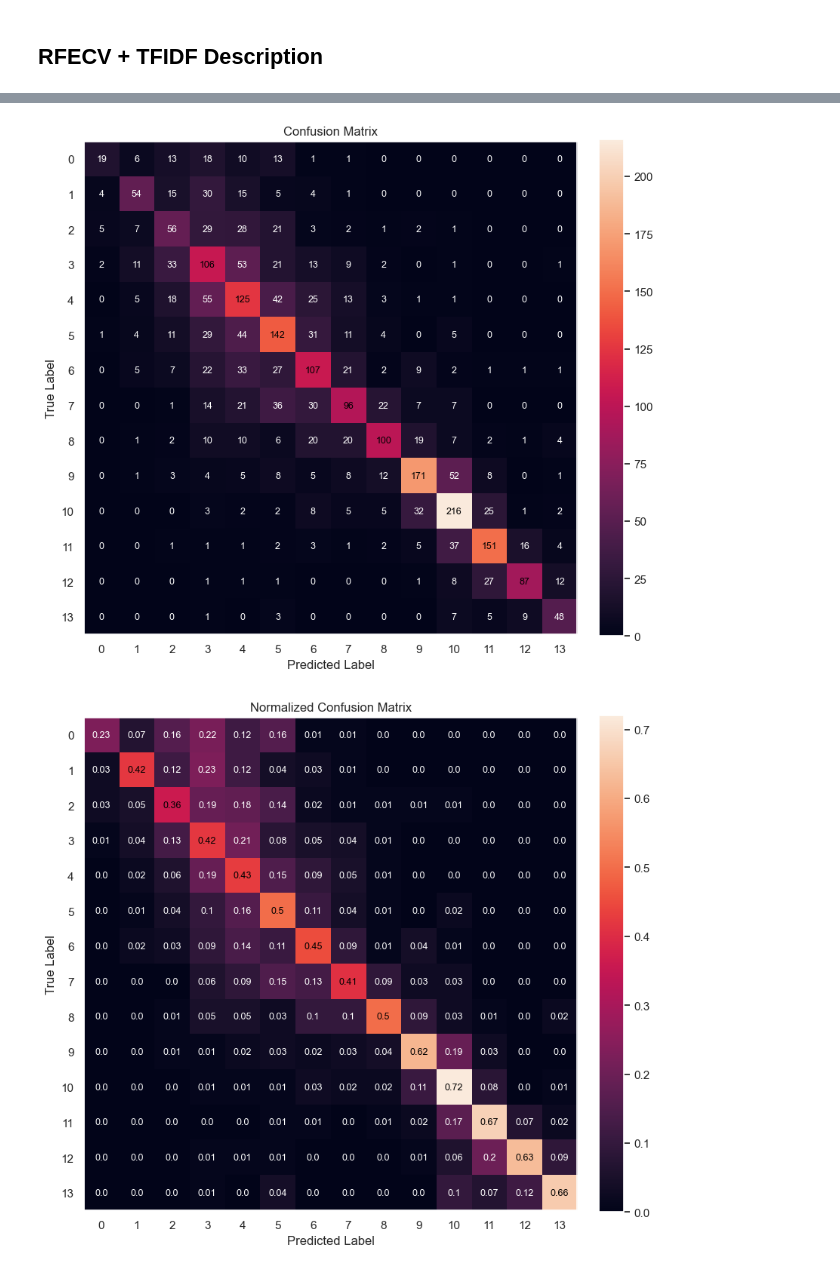
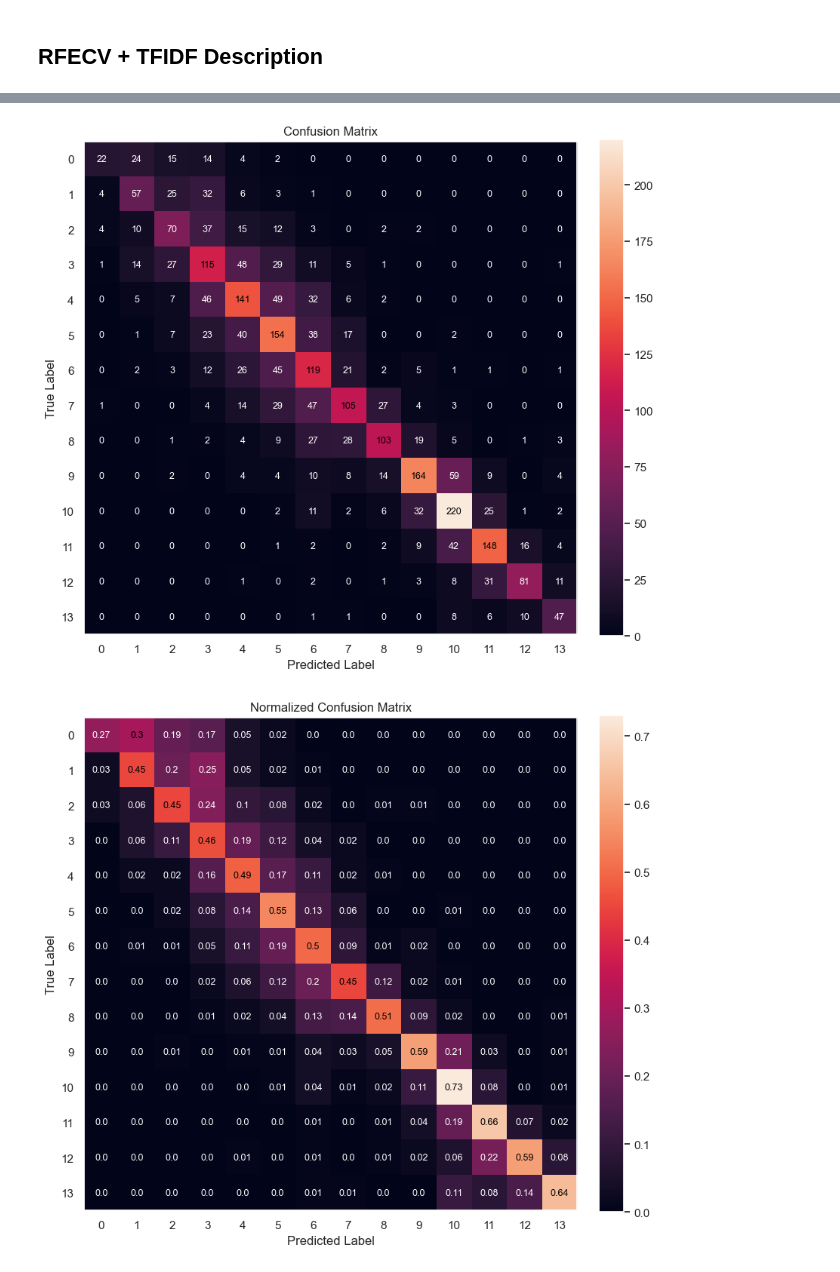
Before and after one commit to Advanced-Data-Mining/Otomoto_data_mining, a Jupyter notebook: models/random_forest_rfecv.ipynb, the cells around one changed output, grey strips where cells are left out. Saved outputs shown, nothing was run; the diff lists cells and outputs as text; code cells hidden in the pictures.

```diff
--- a/models/random_forest_rfecv.ipynb
+++ b/models/random_forest_rfecv.ipynb
@@ -80,9 +80,8 @@ Number of classes: 14
 pl_stopwords = get_stop_words("pl")
 # %%
 cat_feats = ["model", "condition", "fuel", "brand", "body_type", "accident_free"]
-# cat_feats = ["model", "brand", "accident_free"]
 num_feats = ["year", "capacity", "power", "mileage", "seats"]
-# num_feats = ["year", "capacity", "power", "mileage"]
+
 text_col = "description"
 
 rfecv_preprocess = ColumnTransformer(
@@ -93,7 +92,7 @@ rfecv_preprocess = ColumnTransformer(
     remainder="drop",
 )
 
-rfecv_model = Pipeline(
+rfecv_no_desc_model = Pipeline(
     [
         ("prep", rfecv_preprocess),
         (
@@ -113,9 +112,9 @@ rfecv_model = Pipeline(
 )
 
 
-rfecv_model.fit(X_train, y_train)
+rfecv_no_desc_model.fit(X_train, y_train)
 
-mask = rfecv_model.named_steps["rfecv"].support_
+mask = rfecv_no_desc_model.named_steps["rfecv"].support_
 
 selected_num_cols = [
     col for col, keep in zip(num_feats + cat_feats, mask) if keep and col in num_feats
@@ -276,2 +194,20 @@ weighted avg       0.53      0.51      0.52      2874
 # %% [markdown]
 ## RFECV + TFIDF Description
+# %%
+preprocess_tfidf_all_feats = ColumnTransformer(
+    [
+        ("num", "passthrough", selected_num_cols),
+        ("cat", TargetEncoder(), selected_cat_cols),
+        ("text", TfidfVectorizer(max_features=5000, stop_words=pl_stopwords), text_col),
+    ],
+    remainder="drop",
+)
+
+rfecv_tfidf_model = Pipeline(
+    [
+        ("prep", preprocess_tfidf_all_feats),
+        ("clf", RandomForestClassifier(n_estimators=250, n_jobs=-1)),
+    ]
+)
+
+rfecv_tfidf_model.fit(X_train, y_train)
@@ -278,5 +232,5 @@ weighted avg       0.53      0.51      0.52      2874
 # %%
-y_pred = rfecv_only_desc_model.predict(X_test)
+y_pred = rfecv_tfidf_model.predict(X_test)
 
 print("accuracy:", accuracy_score(y_test, y_pred))
 print("\nreport:\n", classification_report(y_test, y_pred))
@@ -306,2 +260,2 @@ weighted avg       0.53      0.51      0.52      2874
-[figure, old version]
+[figure, new version]
-[figure, old version]
+[figure, new version]
```
Also changed, not shown: parts of 8 cells of this notebook.
